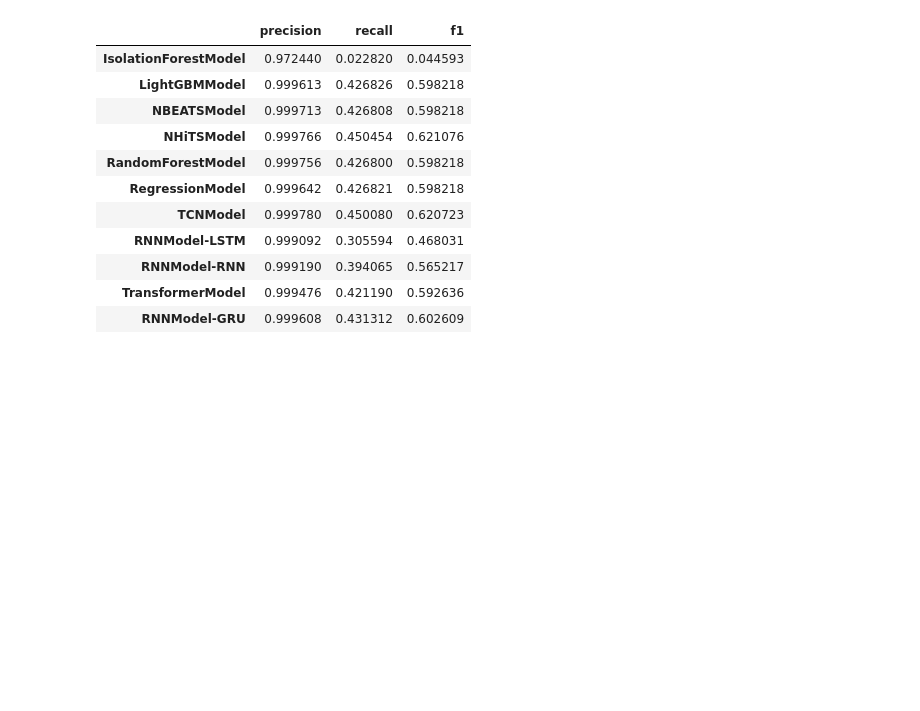
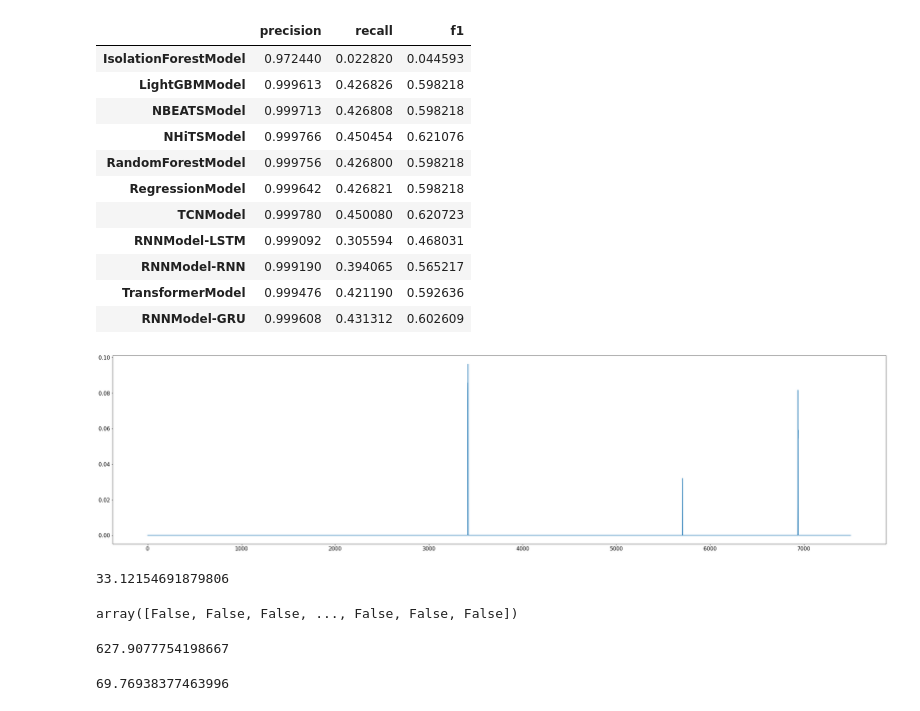
Before and after one commit to georgian-io/pyoats, a Jupyter notebook: scratch.ipynb, the cells around one changed output. Cells and saved outputs as stored; diff of their text form; code cells hidden in the pictures; blank space fills up the shorter version.

```diff
--- a/scratch.ipynb
+++ b/scratch.ipynb
@@ -533,0 +357,30 @@ metrics.drop(["tp", "tn", "fp", "fn"], axis=1)
+# %%
+def set_initial_threshold(contamination: float, scores) -> float:
+    return np.percentile(scores, contamination * 100, method="inverted_cdf")
+
+def get_peak_set(t: float, scores):
+    x = scores.copy()
+    x = x[x > t]
+    return x - t
+
+def get_gpd_param(peak_set):
+    y = peak_set.copy()
+    mu = y.mean()
+    var_y = y.var(ddof=1)
+
+    sigma = mu/2 * (1 + mu ** 2 / var_y)
+    gamma = 1/2 * (1 - mu ** 2 / var_y)
+
+    return sigma, gamma
+
+def pot(scores, q=1e-4, contamination = 0.98):
+    t = set_initial_threshold(contamination, scores)
+    y = get_peak_set(t, scores)
+    n_y = len(y)
+    n = len(scores)
+    sigma, gamma = get_gpd_param(y)
+
+    new_threshold = t + sigma/gamma * ((q*n/n_y)**(-gamma) - 1)
+    return new_threshold
+# %% [output]
+[figure, added]
@@ -533,0 +389,18 @@ metrics.drop(["tp", "tn", "fp", "fn"], axis=1)
+# %%
+pot(ext)
+# %% [output]
+33.12154691879806
+# %%
+ext > 33
+# %% [output]
+array([False, False, False, ..., False, False, False])
+# %%
+np.sum(np.power(np.full(len(data), 0.9), np.arange(1, len(data)+1)) * data)
+# %% [output]
+627.9077754198667
+# %%
+a = np.power(np.full(len(data), 0.9), np.arange(1, len(data)+1))
+
+a.transpose().dot(data)/np.sum(a)
+# %% [output]
+69.76938377463996
```
Also changed, not shown: parts of 61 cells of this notebook, 8 other files.
